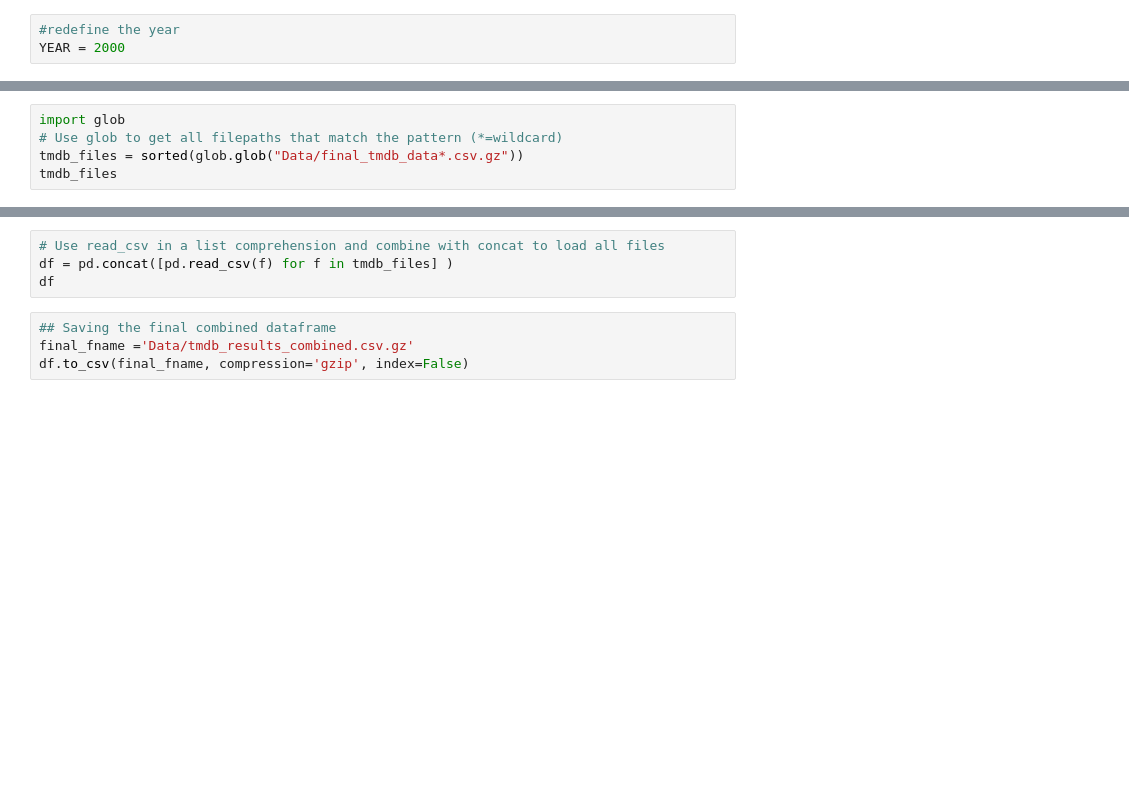
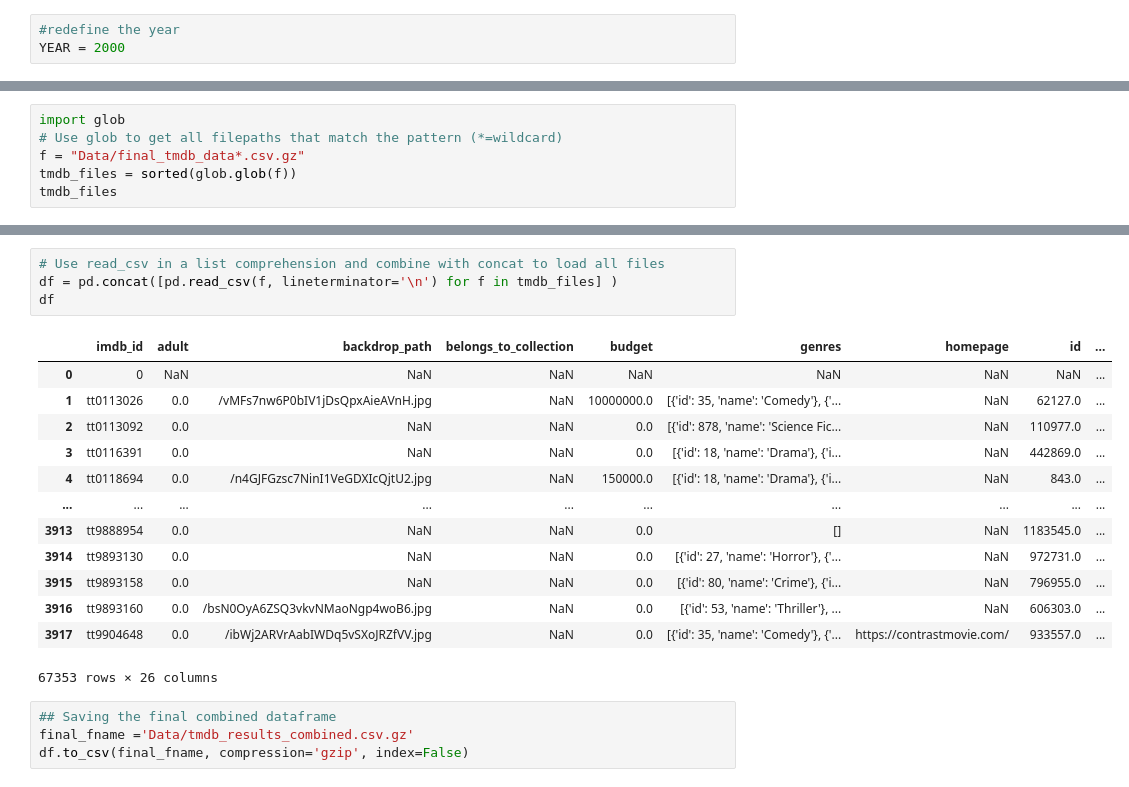
Before and after one commit to SpreeC/IMDB-Project, a Jupyter notebook: Part 3.ipynb, the cells around one changed output, grey strips where cells are left out. Drawn from its saved outputs; the diff is of its cells as text; blank space fills up the shorter version.

```diff
--- a/Part 3.ipynb
+++ b/Part 3.ipynb
@@ -233,5 +233,6 @@ Creating Data/tmdb_api_results_2020.json for API results for 2020.
 # %%
 import glob
 # Use glob to get all filepaths that match the pattern (*=wildcard)
-tmdb_files = sorted(glob.glob("Data/final_tmdb_data*.csv.gz"))
+f = "Data/final_tmdb_data*.csv.gz"
+tmdb_files = sorted(glob.glob(f))
 tmdb_files
@@ -238,7 +257,21 @@ tmdb_files
 # %%
 # Use read_csv in a list comprehension and combine with concat to load all files
-df = pd.concat([pd.read_csv(f) for f in tmdb_files] )
+df = pd.concat([pd.read_csv(f, lineterminator='\n') for f in tmdb_files] )
 df
+# %% [output]
+|  | imdb_id | adult | backdrop_path | belongs_to_collection | budget | genres | homepage | id | ... |
+| 0 | 0 | NaN | NaN | NaN | NaN | NaN | NaN | NaN | ... |
+| 1 | tt0113026 | 0.0 | /vMFs7nw6P0bIV1jDsQpxAieAVnH.jpg | NaN | 10000000.0 | [{'id': 35, 'name': 'Comedy'}, {'... | NaN | 62127.0 | ... |
+| 2 | tt0113092 | 0.0 | NaN | NaN | 0.0 | [{'id': 878, 'name': 'Science Fic... | NaN | 110977.0 | ... |
+| 3 | tt0116391 | 0.0 | NaN | NaN | 0.0 | [{'id': 18, 'name': 'Drama'}, {'i... | NaN | 442869.0 | ... |
+| 4 | tt0118694 | 0.0 | /n4GJFGzsc7NinI1VeGDXIcQjtU2.jpg | NaN | 150000.0 | [{'id': 18, 'name': 'Drama'}, {'i... | NaN | 843.0 | ... |
+| ... | ... | ... | ... | ... | ... | ... | ... | ... | ... |
+| 3913 | tt9888954 | 0.0 | NaN | NaN | 0.0 | [] | NaN | 1183545.0 | ... |
+| 3914 | tt9893130 | 0.0 | NaN | NaN | 0.0 | [{'id': 27, 'name': 'Horror'}, {'... | NaN | 972731.0 | ... |
+| 3915 | tt9893158 | 0.0 | NaN | NaN | 0.0 | [{'id': 80, 'name': 'Crime'}, {'i... | NaN | 796955.0 | ... |
+| 3916 | tt9893160 | 0.0 | /bsN0OyA6ZSQ3vkvNMaoNgp4woB6.jpg | NaN | 0.0 | [{'id': 53, 'name': 'Thriller'}, ... | NaN | 606303.0 | ... |
+| 3917 | tt9904648 | 0.0 | /ibWj2ARVrAabIWDq5vSXoJRZfVV.jpg | NaN | 0.0 | [{'id': 35, 'name': 'Comedy'}, {'... | https://contrastmovie.com/ | 933557.0 | ... |
+67353 rows × 26 columns
 # %%
 ## Saving the final combined dataframe
 final_fname ='Data/tmdb_results_combined.csv.gz'
```
Also changed, not shown: parts of 11 cells of this notebook, 7 other files.
